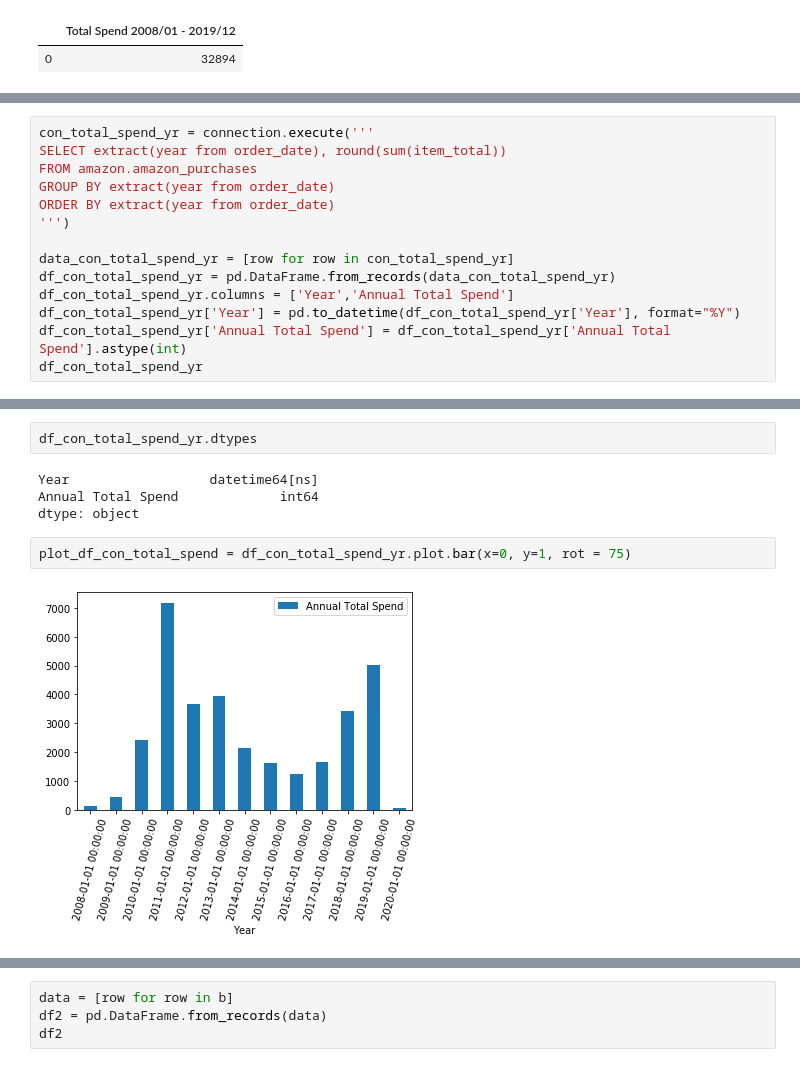
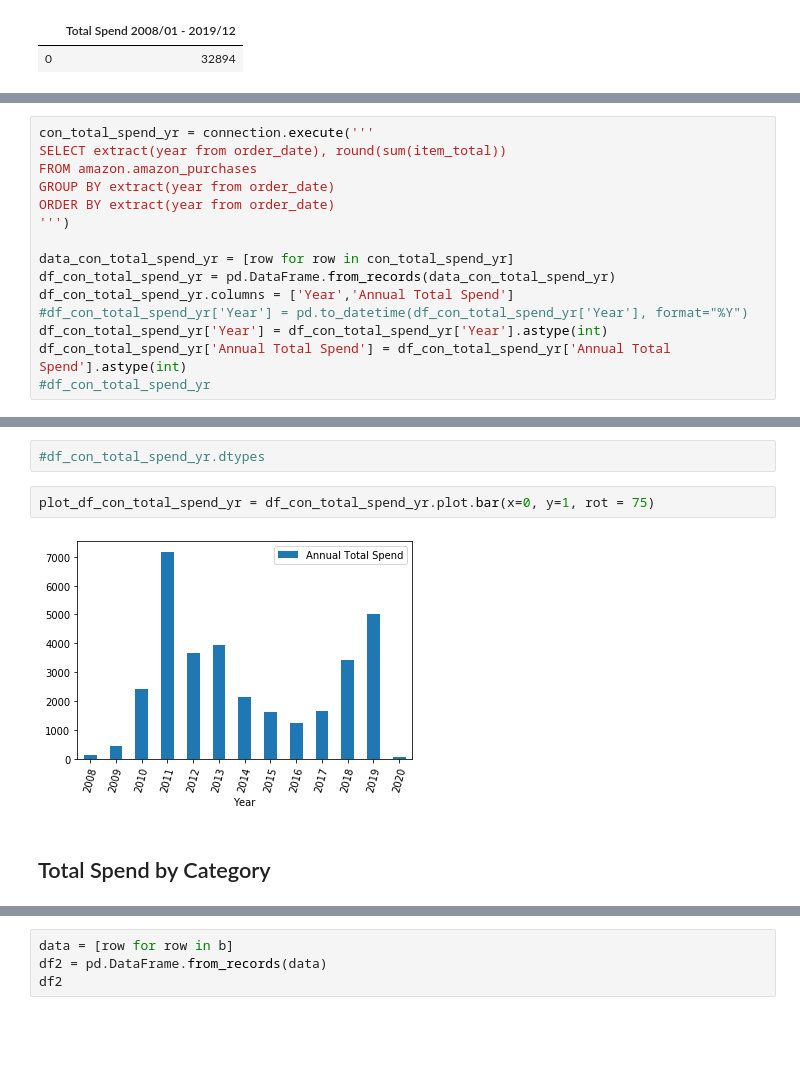
Before and after one commit to AmitSamra/DataEngineering.Labs.AirflowProject, a Jupyter notebook: amazon_visualization.ipynb, the cells around one changed output, grey strips where cells are left out. Saved outputs shown, nothing was run; the diff lists cells and outputs as text; blank space fills up the shorter version.

Commit message:
Added total spend df & plot

```diff
--- a/amazon_visualization.ipynb
+++ b/amazon_visualization.ipynb
@@ -76,6 +42,7 @@ ORDER BY extract(year from order_date)
 data_con_total_spend_yr = [row for row in con_total_spend_yr]
 df_con_total_spend_yr = pd.DataFrame.from_records(data_con_total_spend_yr)
 df_con_total_spend_yr.columns = ['Year','Annual Total Spend']
-df_con_total_spend_yr['Year'] = pd.to_datetime(df_con_total_spend_yr['Year'], format="%Y")
+#df_con_total_spend_yr['Year'] = pd.to_datetime(df_con_total_spend_yr['Year'], format="%Y")
+df_con_total_spend_yr['Year'] = df_con_total_spend_yr['Year'].astype(int)
 df_con_total_spend_yr['Annual Total Spend'] = df_con_total_spend_yr['Annual Total Spend'].astype(int)
-df_con_total_spend_yr
+#df_con_total_spend_yr
@@ -97,10 +49,8 @@ df_con_total_spend_yr
-# %%
-df_con_total_spend_yr.dtypes
-# %% [output]
-Year                  datetime64[ns]
-Annual Total Spend             int64
-dtype: object
+# %%
+#df_con_total_spend_yr.dtypes
 # %%
-plot_df_con_total_spend = df_con_total_spend_yr.plot.bar(x=0, y=1, rot = 75)
+plot_df_con_total_spend_yr = df_con_total_spend_yr.plot.bar(x=0, y=1, rot = 75)
 # %% [output]
-[figure, old version]
+[figure, new version]
+# %% [markdown]
+## Total Spend by Category
```
Also changed, not shown: parts of 13 cells of this notebook.
